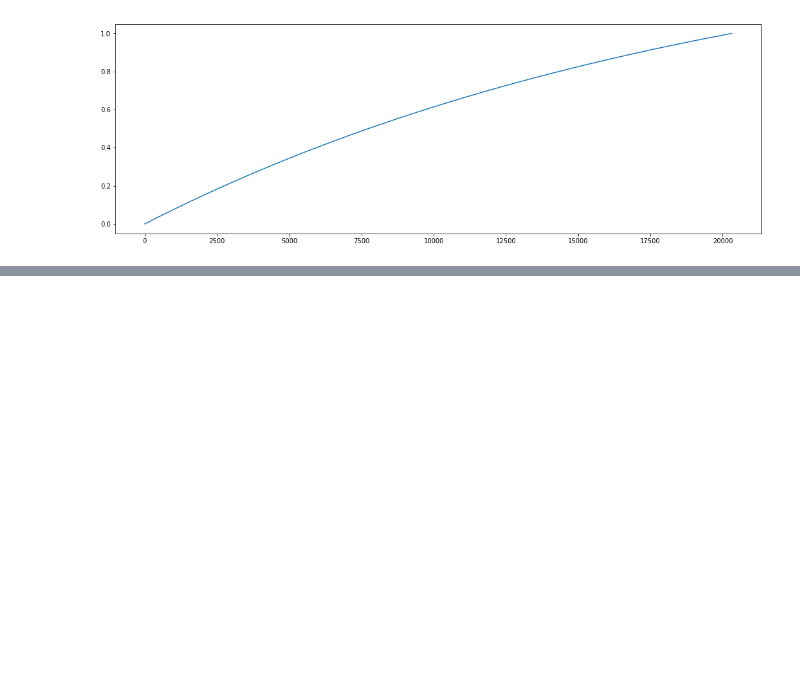
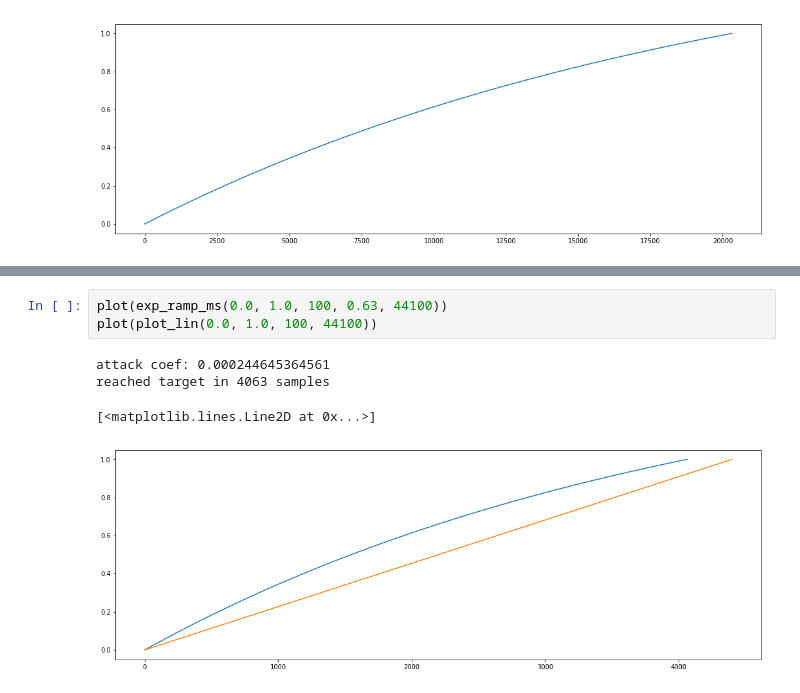
Before and after one commit to rknLA/pd-blosc, a Jupyter notebook: notebook/008-exponents.ipynb, the cells around one changed output, grey strips where cells are left out. Cells and saved outputs as stored; diff of their text form; blank space fills up the shorter version.

```diff
--- a/notebook/008-exponents.ipynb
+++ b/notebook/008-exponents.ipynb
@@ -235,0 +270,8 @@ reached 1.0 in 20319 samples
+# %%
+plot(exp_ramp_ms(0.0, 1.0, 100, 0.63, 44100))
+plot(plot_lin(0.0, 1.0, 100, 44100))
+# %% [output]
+attack coef: 0.000244645364561
+reached target in 4063 samples
+[<matplotlib.lines.Line2D at 0x...>]
+[figure, added]
```
Also changed, not shown: parts of 11 cells of this notebook.
